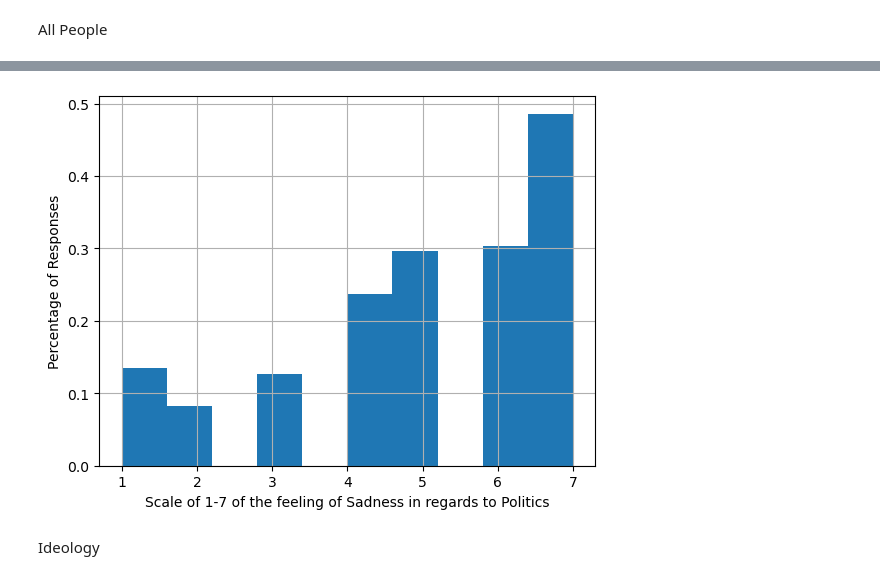
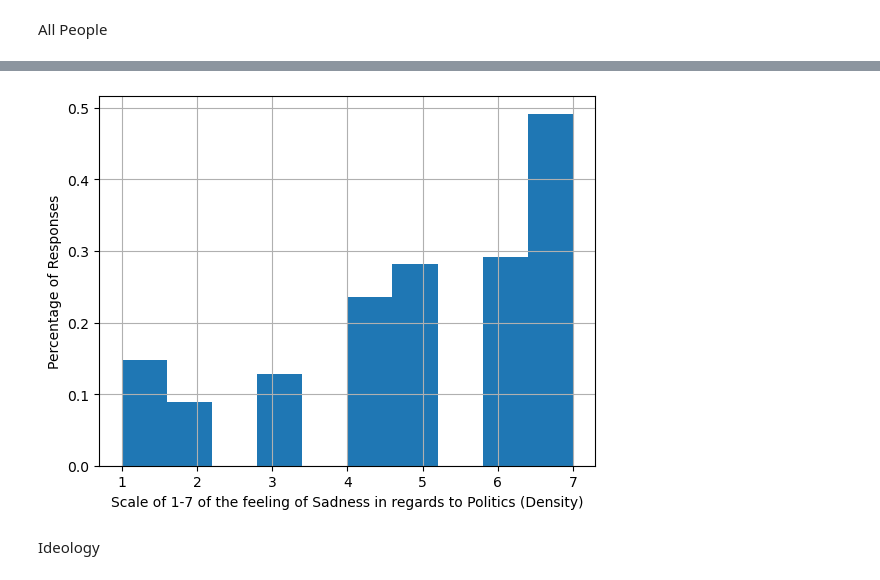
Before and after one commit to wdneff2/steur_research, a Jupyter notebook: research.ipynb, the cells around one changed output, grey strips where cells are left out. Cells and saved outputs as stored; diff of their text form; code cells hidden in the pictures.

```diff
--- a/research.ipynb
+++ b/research.ipynb
@@ -83,5 +85,5 @@ array([ 5.,  3.,  7.,  6.,  4.,  2.,  1., nan])
 # %%
-df1 = df1.dropna()
+df1 = df1.dropna(subset = research)
 df1
 # %% [output]
 |  | weight_genpop_2020Nov | cdid_2020Nov | inputstate_2020Nov | track_2020Nov | econtrend_2020Nov | ... |
@@ -506,10 +515,10 @@ import numpy as np
 # %%
 df1['emotion_sadness_2020Sep'].hist(density=True)
-plt.xlabel('Scale of 1-7 of the feeling of Sadness in regards to Politics')
+plt.xlabel('Scale of 1-7 of the feeling of Sadness in regards to Politics (Density)')
 plt.ylabel('Percentage of Responses')
 plt.show()
 # %% [output]
-[figure, old version]
+[figure, new version]
 # %% [markdown]
 Ideology
 # %%
```
Also changed, not shown: parts of 59 cells of this notebook.
